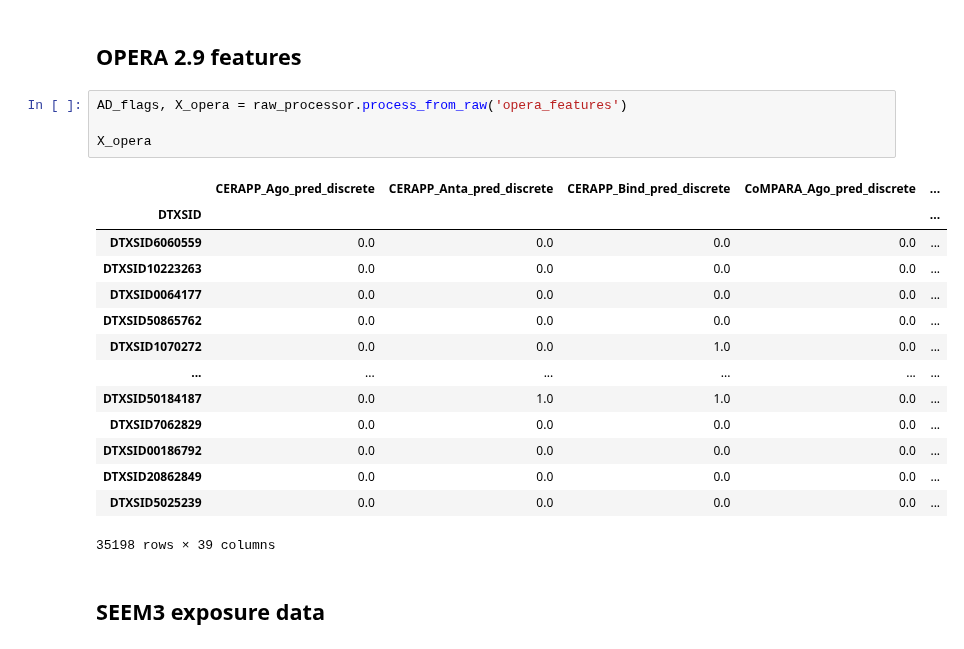
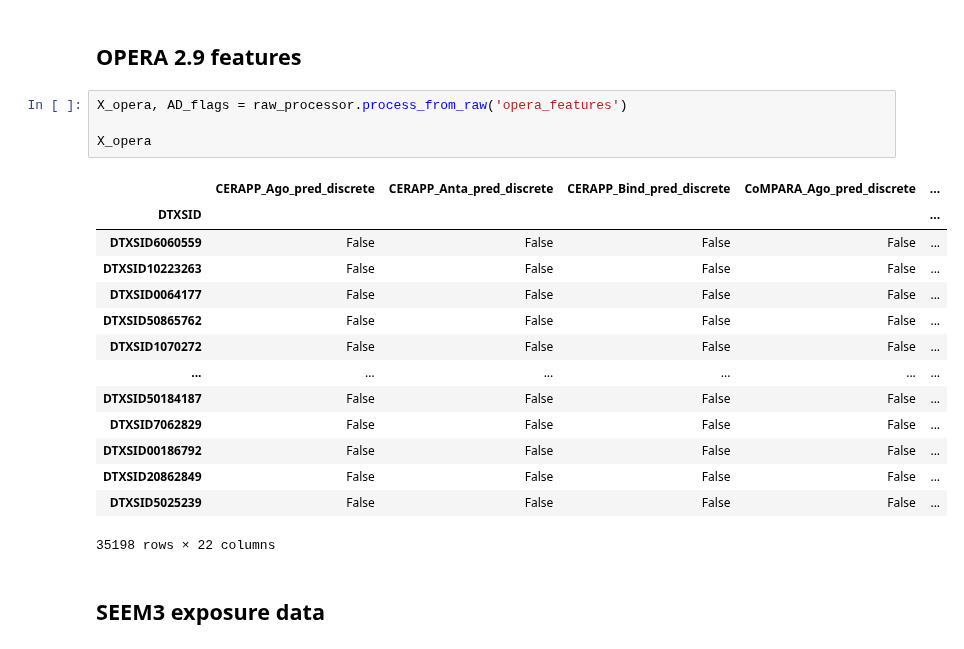
Before and after one commit to jkvasnicka/Two-Stage-ML-Oral-PODs, a Jupyter notebook: 1-Preprocess-Raw-Data.ipynb, the cells around one changed output. Saved outputs shown, nothing was run; the diff lists cells and outputs as text.

Commit message:
Cleanup opera.py: Rename objects, remove unused functions

```diff
--- a/1-Preprocess-Raw-Data.ipynb
+++ b/1-Preprocess-Raw-Data.ipynb
@@ -147,24 +147,24 @@ Wall time: 736 ms
 # %% [markdown]
 ## OPERA 2.9 features
 # %%
-AD_flags, X_opera = raw_processor.process_from_raw('opera_features')
+X_opera, AD_flags = raw_processor.process_from_raw('opera_features')
 
 X_opera
 # %% [output]
 |  | CERAPP_Ago_pred_discrete | CERAPP_Anta_pred_discrete | CERAPP_Bind_pred_discrete | CoMPARA_Ago_pred_discrete | ... |
 | DTXSID |  |  |  |  | ... |
-| DTXSID6060559 | 0.0 | 0.0 | 0.0 | 0.0 | ... |
-| DTXSID10223263 | 0.0 | 0.0 | 0.0 | 0.0 | ... |
-| DTXSID0064177 | 0.0 | 0.0 | 0.0 | 0.0 | ... |
-| DTXSID50865762 | 0.0 | 0.0 | 0.0 | 0.0 | ... |
-| DTXSID1070272 | 0.0 | 0.0 | 1.0 | 0.0 | ... |
+| DTXSID6060559 | False | False | False | False | ... |
+| DTXSID10223263 | False | False | False | False | ... |
+| DTXSID0064177 | False | False | False | False | ... |
+| DTXSID50865762 | False | False | False | False | ... |
+| DTXSID1070272 | False | False | False | False | ... |
 | ... | ... | ... | ... | ... | ... |
-| DTXSID50184187 | 0.0 | 1.0 | 1.0 | 0.0 | ... |
-| DTXSID7062829 | 0.0 | 0.0 | 0.0 | 0.0 | ... |
-| DTXSID00186792 | 0.0 | 0.0 | 0.0 | 0.0 | ... |
-| DTXSID20862849 | 0.0 | 0.0 | 0.0 | 0.0 | ... |
-| DTXSID5025239 | 0.0 | 0.0 | 0.0 | 0.0 | ... |
+| DTXSID50184187 | False | False | False | False | ... |
+| DTXSID7062829 | False | False | False | False | ... |
+| DTXSID00186792 | False | False | False | False | ... |
+| DTXSID20862849 | False | False | False | False | ... |
+| DTXSID5025239 | False | False | False | False | ... |
-35198 rows × 39 columns
+35198 rows × 22 columns
 # %% [markdown]
 ## SEEM3 exposure data
 # %%
```
Also changed, not shown: parts of 1 cell of this notebook, 2 other files.
